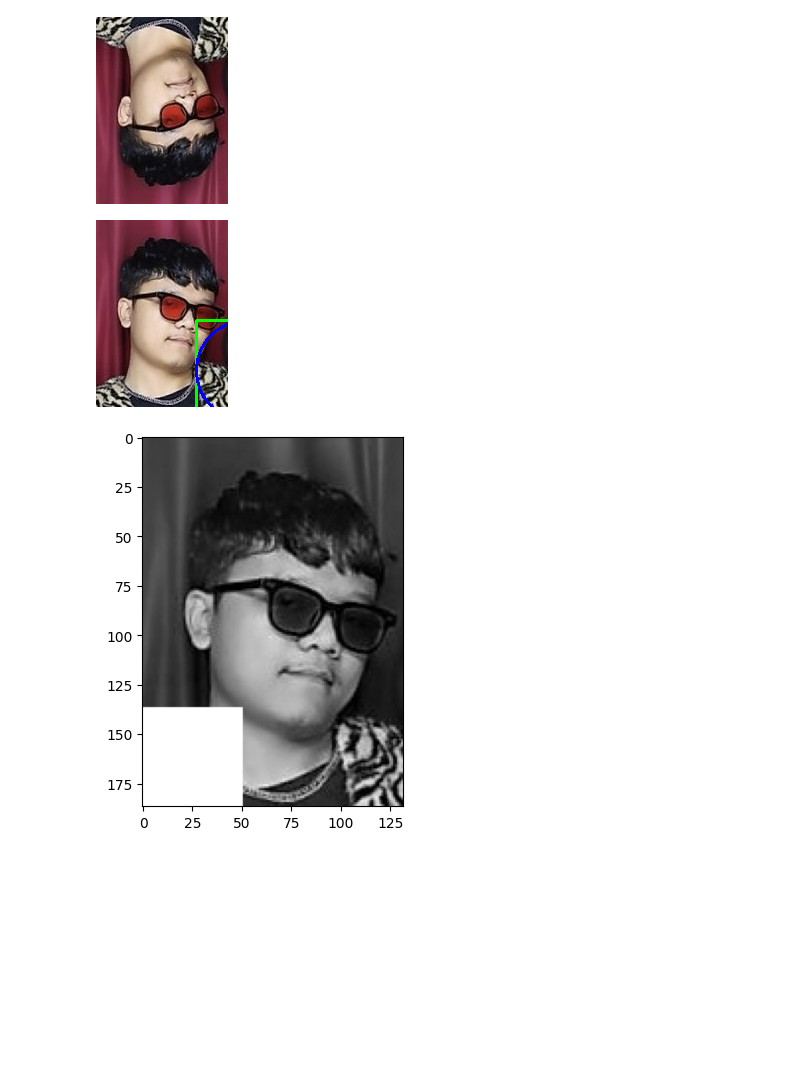
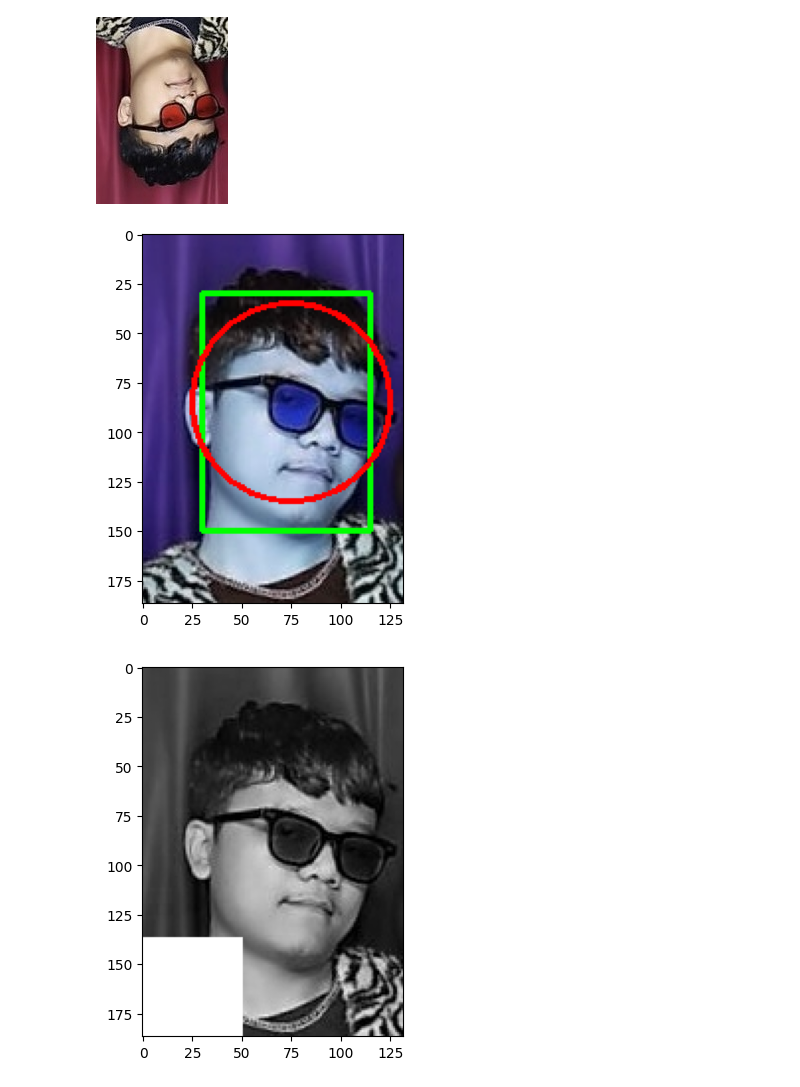
Before and after one commit to AtabikM1/PCVK25_3F_05, a Jupyter notebook: Week2_05.ipynb, the cells around one changed output. Drawn from its saved outputs; the diff is of its cells as text; code cells hidden in the pictures; blank space fills up the shorter version.

```diff
--- a/Week2_05.ipynb
+++ b/Week2_05.ipynb
@@ -206,12 +206,14 @@ cv2_imshow(flipped)
 # %%
 # soal no 7
 # Contoh: koordinat manual (x,y,w,h)
 face_img = img.copy()
-cv.rectangle(face_img, (100,100), (200,200), (0,255,0), 2)  # kotak wajah
-cv.circle(face_img, (150,150), 50, (255,0,0), 2)            # lingkaran wajah
-cv2_imshow(face_img)
+cv.rectangle(face_img, (30,30), (115,150), (0,255,0), 2)  # kotak wajah
+cv.circle(face_img, (75,85), 50, (255,0,0), 2)            # lingkaran wajah
+plt.imshow(face_img)
+plt.show()
+# cv2_imshow(face_img)
 # %% [output]
-[figure, old version]
+[figure, new version]
 # %%
 # soal no 8
 B, G, R = cv.split(img)
```
